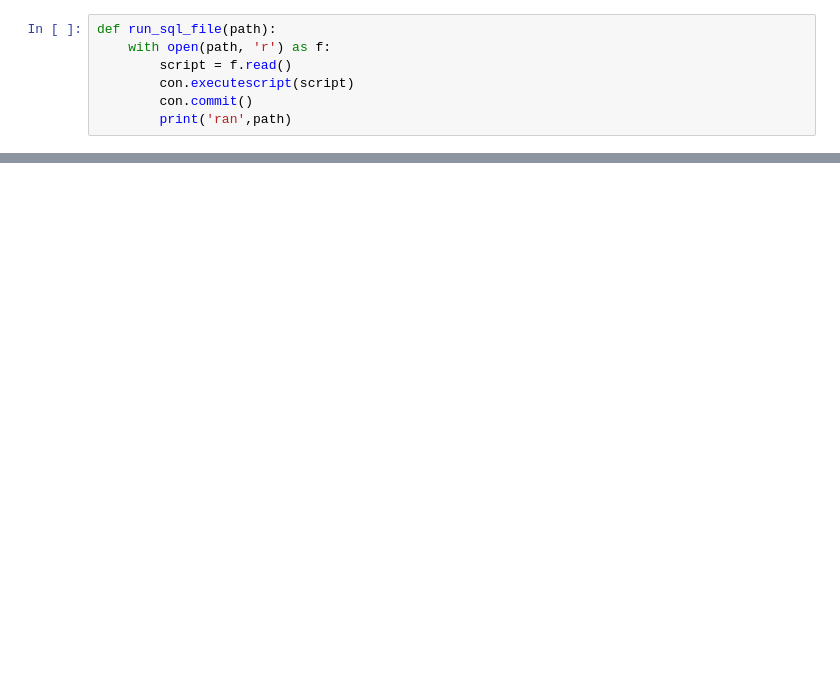
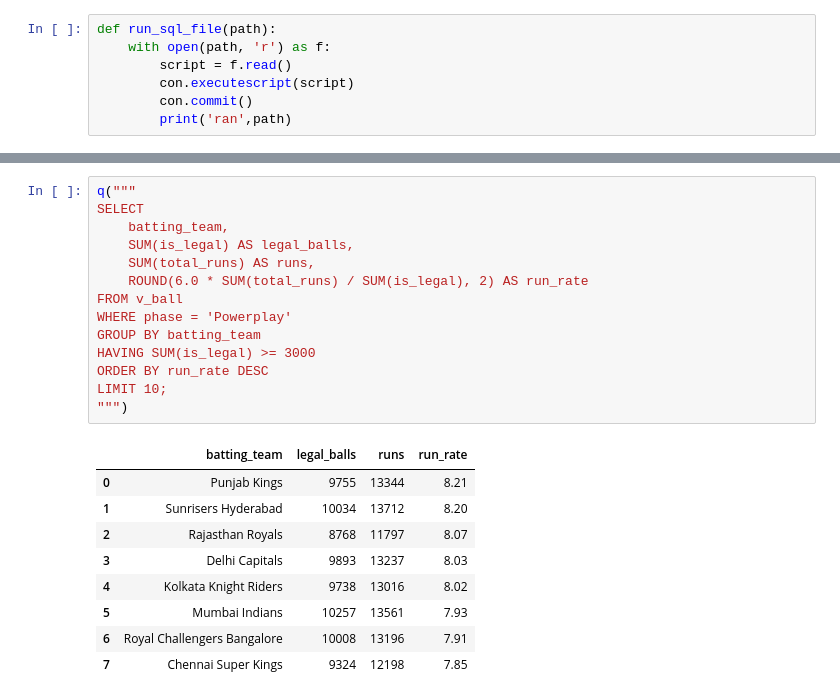
Before and after one commit to muhammedfazalbca25dbi-alt/IPL-ANALYTICS, a Jupyter notebook: notebooks/data analysis.ipynb, the cells around one changed output, grey strips where cells are left out. Saved outputs shown, nothing was run; the diff lists cells and outputs as text; blank space fills up the shorter version.

```diff
--- a/notebooks/data analysis.ipynb
+++ b/notebooks/data analysis.ipynb
@@ -599,0 +1119,24 @@ order by wins desc;
+# %%
+q("""
+SELECT
+    batting_team,
+    SUM(is_legal) AS legal_balls,
+    SUM(total_runs) AS runs,
+    ROUND(6.0 * SUM(total_runs) / SUM(is_legal), 2) AS run_rate
+FROM v_ball
+WHERE phase = 'Powerplay'
+GROUP BY batting_team
+HAVING SUM(is_legal) >= 3000
+ORDER BY run_rate DESC
+LIMIT 10;
+""")
+# %% [output]
+|  | batting_team | legal_balls | runs | run_rate |
+| 0 | Punjab Kings | 9755 | 13344 | 8.21 |
+| 1 | Sunrisers Hyderabad | 10034 | 13712 | 8.20 |
+| 2 | Rajasthan Royals | 8768 | 11797 | 8.07 |
+| 3 | Delhi Capitals | 9893 | 13237 | 8.03 |
+| 4 | Kolkata Knight Riders | 9738 | 13016 | 8.02 |
+| 5 | Mumbai Indians | 10257 | 13561 | 7.93 |
+| 6 | Royal Challengers Bangalore | 10008 | 13196 | 7.91 |
+| 7 | Chennai Super Kings | 9324 | 12198 | 7.85 |
```
Also changed, not shown: parts of 65 cells of this notebook, 5 other files.
